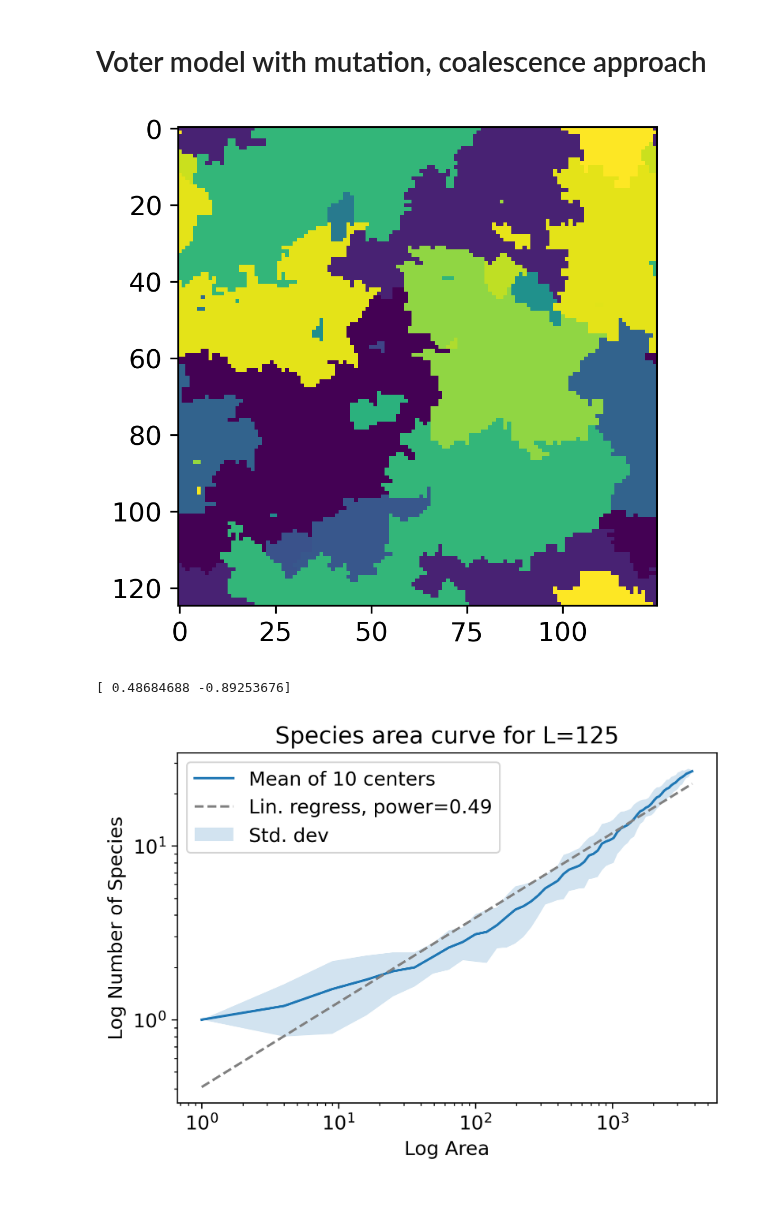
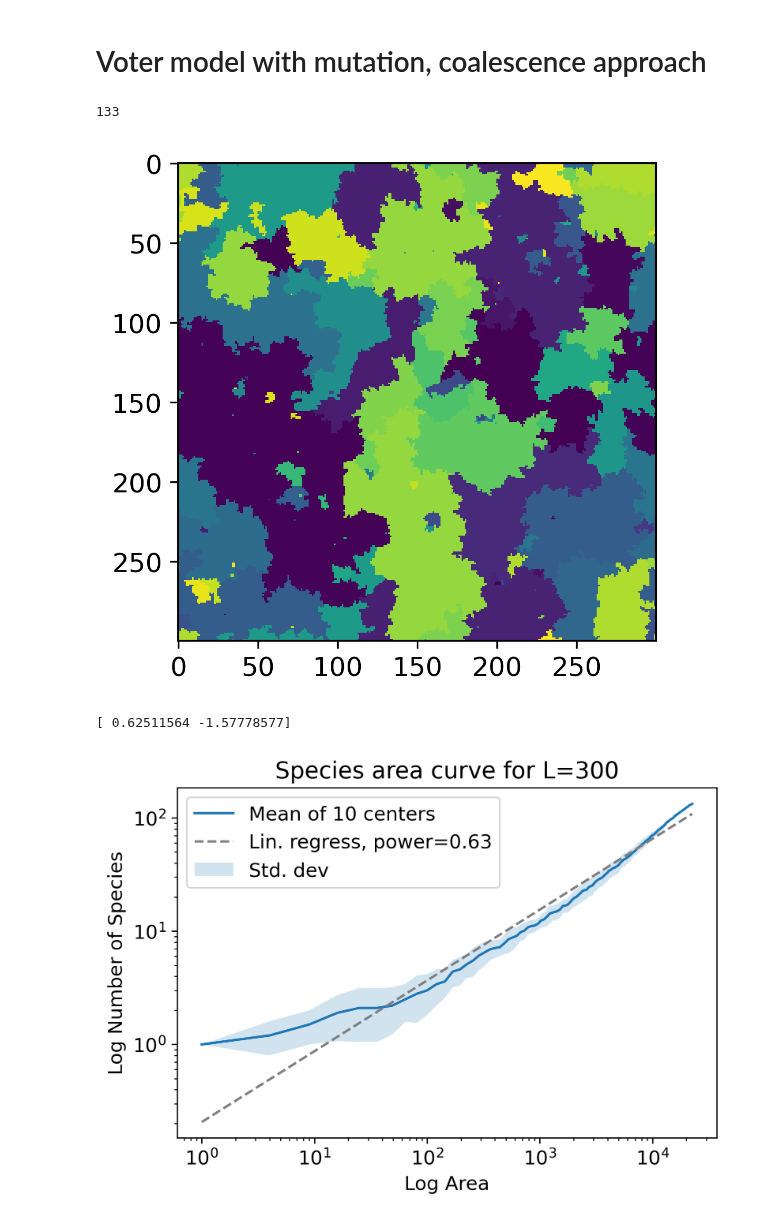
Before and after one commit to jonasargelo/Complex-systems-sim, a Jupyter notebook: backwards_time_voter_model.ipynb, the cells around one changed output. Drawn from its saved outputs; the diff is of its cells as text; code cells hidden in the pictures.

Commit message:
Tried fat tailed distribution with the fast version, works

```diff
--- a/backwards_time_voter_model.ipynb
+++ b/backwards_time_voter_model.ipynb
@@ -144,9 +144,10 @@ import random
 import itertools
 from tqdm import tqdm
 import time
+import sys
 
 # @njit
-def voter_model_fast(L, alpha, MC_steps, rand_walkers, R=None, kernel='nearest'):
+def voter_model_fast(L, alpha, MC_steps, rand_walkers, D=None, kernel='nearest', eta=None):
     '''Run experiment with the voter model
     Inputs:
     grid_0 (numpy array): Initial grid
@@ -190,12 +191,18 @@ def voter_model_fast(L, alpha, MC_steps, rand_walkers, R=None, kernel='nearest')
                 potential_parents, probabilities = get_neighbors_gaussian(cur_walker[0], cur_walker[1], L, moore_directions)
                 parent_walker_loc = np.random.choice(len(potential_parents), p=probabilities)
                 parent_walker = potential_parents[parent_walker_loc]
+            elif kernel == 'fat tail':
+                potential_parents, probabilities = get_neighbors_fattail(cur_walker[0], cur_walker[1], D, eta, moore_directions)
+                parent_walker_loc = np.random.choice(len(potential_parents), p=probabilities)
+                parent_walker = potential_parents[parent_walker_loc]
 
             # Find parent's place in lineages
             parent_walker_idx = L*parent_walker[0] + parent_walker[1]
 
             # Speciate with probability alpha
+            speciate = False
             if rand_nums[j] < alpha:
+                speciate = True
                 species.append(lineages[cur_walker_idx])
                 # Insert pointer to correct species where the walker is in
                 for site in lineages[cur_walker_idx]:
@@ -207,21 +214,21 @@ def voter_model_fast(L, alpha, MC_steps, rand_walkers, R=None, kernel='nearest')
                     # Merge lineages if walkers are from other walks
                     if parent_walker not in lineages[cur_walker_idx]:
                         # Unify lineages of parent and child
+                        lineages[cur_walker_idx] = lineages[cur_walker_idx].union(lineages[parent_walker_idx])
                         for site in lineages[cur_walker_idx]:
                             site_idx = L*site[0] + site[1]
-                            lineages[site_idx] = lineages[site_idx].union(lineages[parent_walker_idx])
+                            lineages[site_idx] = lineages[cur_walker_idx]
 
                         for site in lineages[parent_walker_idx]:
                             site_idx = L*site[0] + site[1]
                             if type(lineages[site_idx]) == set:
-                                lineages[site_idx] = lineages[site_idx].union(lineages[cur_walker_idx])
+                                lineages[site_idx] = lineages[cur_walker_idx]
 
                     # Handle case when walker has moved back into its own lineage
                     else:
                         # Change position of active walker
                         if parent_walker not in rand_walker_pos:
                             rand_walker_pos.append(parent_walker)
-
                 # Let speciation occur
                 elif type(lineages[parent_walker_idx]) == int:
                     species[lineages[parent_walker_idx]] = species[lineages[parent_walker_idx]].union(lineages[cur_walker_idx])
@@ -235,45 +242,48 @@ def voter_model_fast(L, alpha, MC_steps, rand_walkers, R=None, kernel='nearest')
     return lineages, species
 # %%
 # Define parameters as in paper
-alpha = 10e-4
-L = 125
+alpha = 1e-3
+L = 300
 
 MC_steps = int(5000)
 rand_walkers = list(itertools.product(range(L), range(L)))
 
-lineages, species = voter_model_fast(L, alpha, MC_steps, rand_walkers, R=3, kernel='gaussian')
+lineages, species = voter_model_fast(L, alpha, MC_steps, rand_walkers, D=5, kernel='nearest', eta=-3.6)
 # %%
 species_ids = np.random.uniform(size=len(species))
+print(len(species))
 
 grid = np.zeros((L, L))
 for i, specie in enumerate(species):
     for coord in specie:
         grid[coord] = species_ids[i]
+# %% [output]
+133
 # %%
 plt.imshow(grid)
 plt.show()
 # %% [output]
-[figure, old version]
+[figure, new version]
 # %%
-areas, species = sa_curve(grid)
-spec_std_dev = np.std(species, axis=0)
-spec_mean = np.mean(species, axis=0)
+areas, num_species = sa_curve(grid)
+spec_std_dev = np.std(num_species, axis=0)
+spec_mean = np.mean(num_species, axis=0)
 
 poly_coeffs = np.polyfit(np.log(areas), np.log(spec_mean), 1)
 print(poly_coeffs)
 
-plt.loglog(areas, spec_mean, label='Mean of 10 centers')
+plt.loglog(areas, list(spec_mean), label='Mean of 10 centers')
 plt.loglog([areas[0], areas[-1]],
            np.exp(poly_coeffs[1]) * np.array([areas[0], areas[-1]])**poly_coeffs[0],
            color='grey',
            linestyle='dashed',
            label=f'Lin. regress, power={round(poly_coeffs[0], 2)}')
 plt.fill_between(areas, spec_mean-spec_std_dev, spec_mean+spec_std_dev, alpha=0.2, label='Std. dev')
 plt.ylabel('Log Number of Species')
 plt.xlabel('Log Area')
 plt.title(f'Species area curve for L={L}')
 plt.legend()
 plt.show()
 # %% [output]
-[ 0.48684688 -0.89253676]
+[ 0.62511564 -1.57778577]
-[figure, old version]
+[figure, new version]
```
Also changed, not shown: parts of 1 cell of this notebook, 1 other file.
